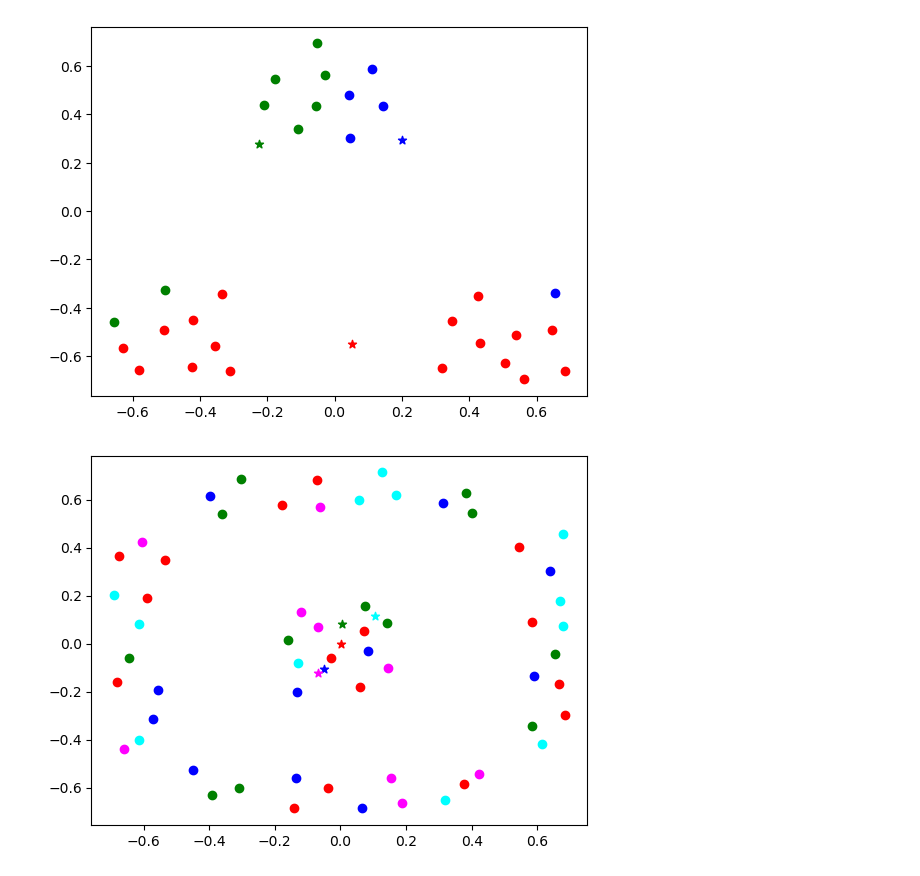
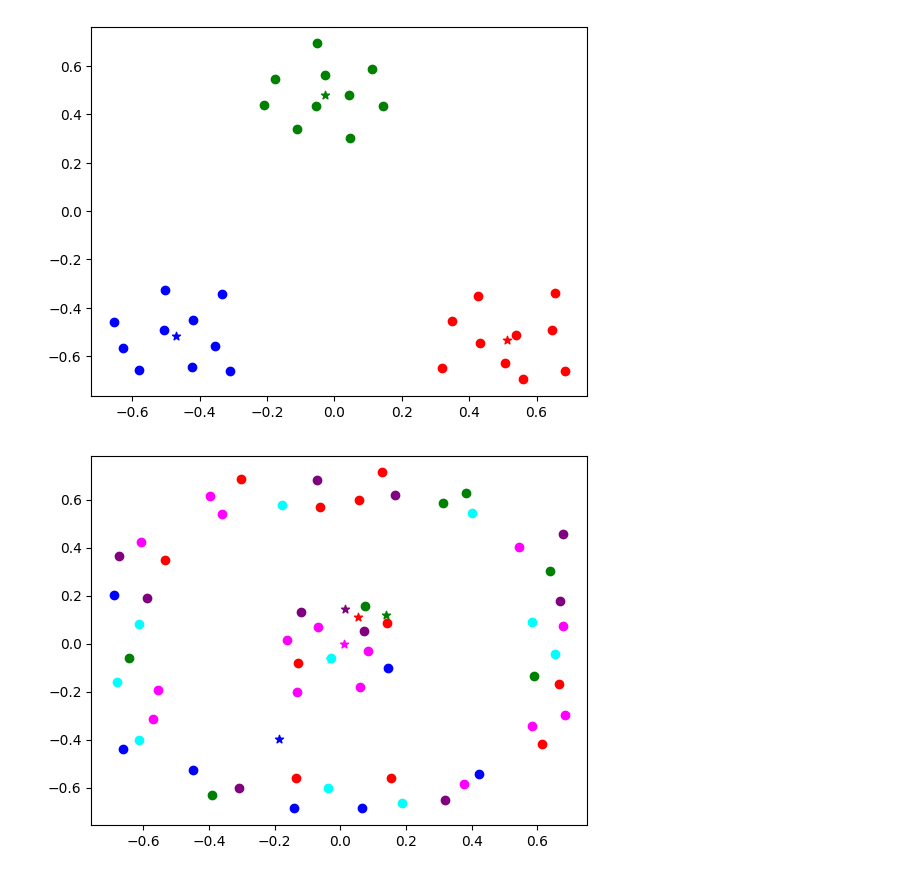
Before and after one commit to KKamp2015/PatternRecognitionMP2, a Jupyter notebook: Task2.ipynb, the cells around one changed output. Saved outputs shown, nothing was run; the diff lists cells and outputs as text; code cells hidden in the pictures.

Commit message:
Fixed Kmeans algorythmn

```diff
--- a/Task2.ipynb
+++ b/Task2.ipynb
@@ -32,16 +32,18 @@ class Kmean:
             self.mu=[[-1,-1]]*self.C
             self.data['y']=np.random.randint(0,self.C,len(self.data['y']))
             self.mean()
-    def Dist(self,x,y):
-        p=np.array([x['col1'],x['col2']])
-        r=np.array(y)
-        return math.dist(p,r)
+    def Dist2(self,x,y):
+        d=0
+        if len(x)==len(y):
+            for z in range(len(y)):
+                d+=(x[z]-y[z])**2
+        return d
     def cluster(self):
         for i in range(len(self.data)):
             t=[0]*self.C
             for k in range(self.C):
-                t[k]=self.Dist(self.data[i]['col1','col2'],self.mu[k])**2
-            self.data[i]['y']=np.argmax(t)
+                t[k]=self.Dist2(self.data[i]['col1','col2'],self.mu[k])
+            self.data[i]['y']=np.argmin(t)
     def mean(self):
         for c in range(self.C):
             z=np.where(self.data['y']==c)
@@ -66,13 +68,13 @@ K.cluster()
 K.mean()
 K.plot()
 # %% [output]
-[figure, old version]
+[figure, new version]
 # %%
 atoll=ascii.read('atoll.csv')
-K1=Kmean(atoll,C=5)
+K1=Kmean(atoll,C=6)
 K1.plot()
 # %% [output]
-[figure, old version]
+[figure, new version]
 # %%
 K1.cluster()
 K1.mean()
```
Also changed, not shown: parts of 6 cells of this notebook.
